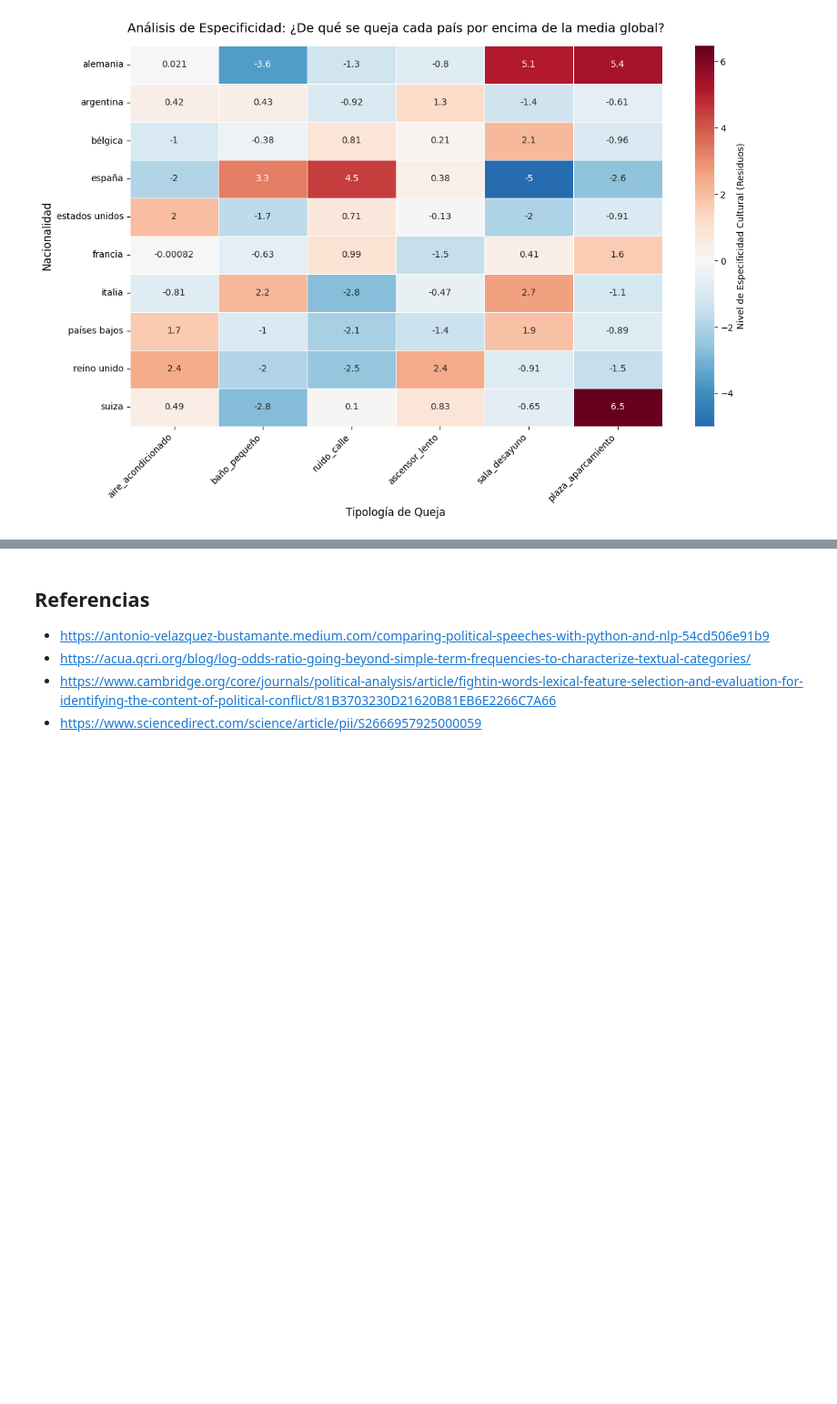
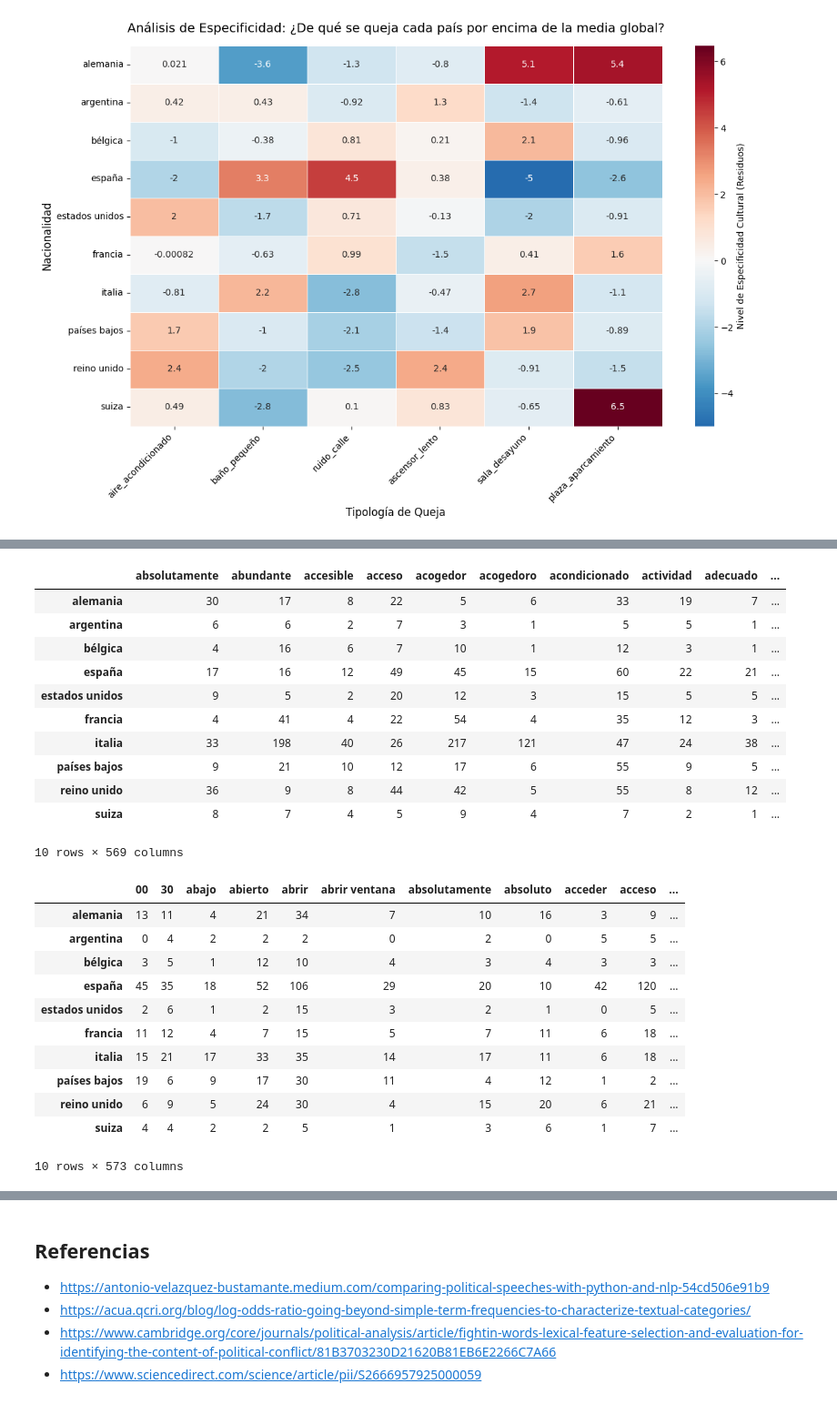
Before and after one commit to amalo8/ProyectoNLP, a Jupyter notebook: objetivo3.ipynb, the cells around one changed output, grey strips where cells are left out. Shown at 91% size. Drawn from its saved outputs; the diff is of its cells as text; code cells hidden in the pictures; blank space fills up the shorter version.

```diff
--- a/objetivo3.ipynb
+++ b/objetivo3.ipynb
@@ -1097,0 +919,51 @@ plt.show()
+# %%
+pos_total_nac = [] # lista que guarda los comentarios positivos de todas las nacionalidades
+neg_total_nac = [] # lista que guarda los comentarios negativos de todas las nacionalidades
+nac_total_pos = [] # lista que guarda las nacionalidades de los comentarios positivos
+nac_total_neg = [] # lista que guarda las nacionalidades de los comentarios negativos
+
+for nac in np.unique(df_proyecto["nacionalidad"]):
+    df_nac = df_proyecto[df_proyecto["nacionalidad"]==nac]
+
+    texto_pos = df_nac["positivo_clean"].dropna()
+    texto_pos = texto_pos[texto_pos != ""].tolist()
+
+    texto_neg = df_nac["negativo_clean"].dropna()
+    texto_neg = texto_neg[texto_neg != ""].tolist()
+
+    pos_total_nac.extend(texto_pos)
+    neg_total_nac.extend(texto_neg)
+
+    nac_total_pos.extend([nac]*len(texto_pos))
+    nac_total_neg.extend([nac]*len(texto_neg))
+
+cuentas_pos_tot = contar_palabras_nacionalidad(pos_total_nac, nac_total_pos, ngram_range=(1,2))
+display(cuentas_pos_tot)
+
+cuentas_neg_tot = contar_palabras_nacionalidad(neg_total_nac, nac_total_neg, ngram_range=(1,2))
+display(cuentas_neg_tot)
+# %% [output]
+|  | absolutamente | abundante | accesible | acceso | acogedor | acogedoro | acondicionado | actividad | adecuado | ... |
+| alemania | 30 | 17 | 8 | 22 | 5 | 6 | 33 | 19 | 7 | ... |
+| argentina | 6 | 6 | 2 | 7 | 3 | 1 | 5 | 5 | 1 | ... |
+| bélgica | 4 | 16 | 6 | 7 | 10 | 1 | 12 | 3 | 1 | ... |
+| españa | 17 | 16 | 12 | 49 | 45 | 15 | 60 | 22 | 21 | ... |
+| estados unidos | 9 | 5 | 2 | 20 | 12 | 3 | 15 | 5 | 5 | ... |
+| francia | 4 | 41 | 4 | 22 | 54 | 4 | 35 | 12 | 3 | ... |
+| italia | 33 | 198 | 40 | 26 | 217 | 121 | 47 | 24 | 38 | ... |
+| países bajos | 9 | 21 | 10 | 12 | 17 | 6 | 55 | 9 | 5 | ... |
+| reino unido | 36 | 9 | 8 | 44 | 42 | 5 | 55 | 8 | 12 | ... |
+| suiza | 8 | 7 | 4 | 5 | 9 | 4 | 7 | 2 | 1 | ... |
+10 rows × 569 columns
+|  | 00 | 30 | abajo | abierto | abrir | abrir ventana | absolutamente | absoluto | acceder | acceso | ... |
+| alemania | 13 | 11 | 4 | 21 | 34 | 7 | 10 | 16 | 3 | 9 | ... |
+| argentina | 0 | 4 | 2 | 2 | 2 | 0 | 2 | 0 | 5 | 5 | ... |
+| bélgica | 3 | 5 | 1 | 12 | 10 | 4 | 3 | 4 | 3 | 3 | ... |
+| españa | 45 | 35 | 18 | 52 | 106 | 29 | 20 | 10 | 42 | 120 | ... |
+| estados unidos | 2 | 6 | 1 | 2 | 15 | 3 | 2 | 1 | 0 | 5 | ... |
+| francia | 11 | 12 | 4 | 7 | 15 | 5 | 7 | 11 | 6 | 18 | ... |
+| italia | 15 | 21 | 17 | 33 | 35 | 14 | 17 | 11 | 6 | 18 | ... |
+| países bajos | 19 | 6 | 9 | 17 | 30 | 11 | 4 | 12 | 1 | 2 | ... |
+| reino unido | 6 | 9 | 5 | 24 | 30 | 4 | 15 | 20 | 6 | 21 | ... |
+| suiza | 4 | 4 | 2 | 2 | 5 | 1 | 3 | 6 | 1 | 7 | ... |
+10 rows × 573 columns
```
Also changed, not shown: parts of 29 cells of this notebook.
